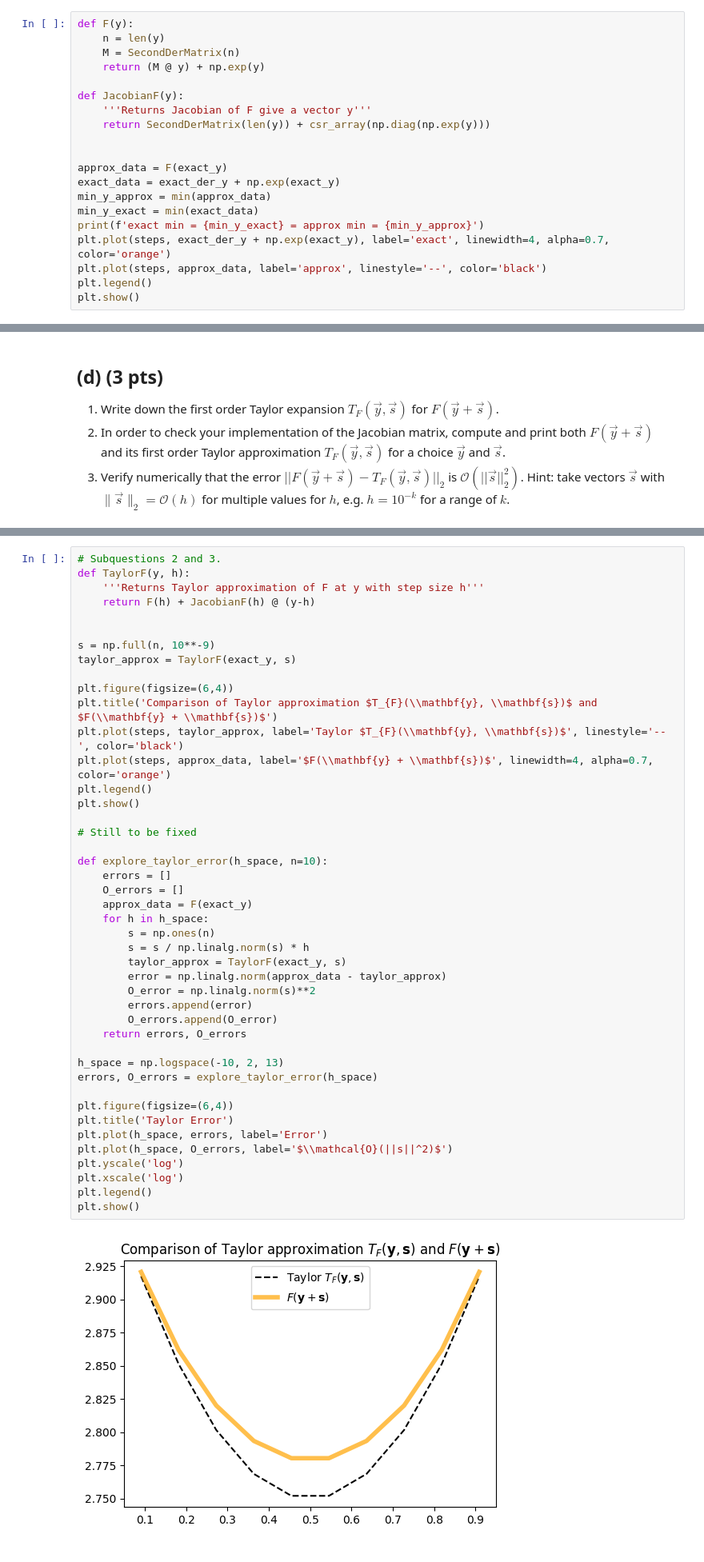
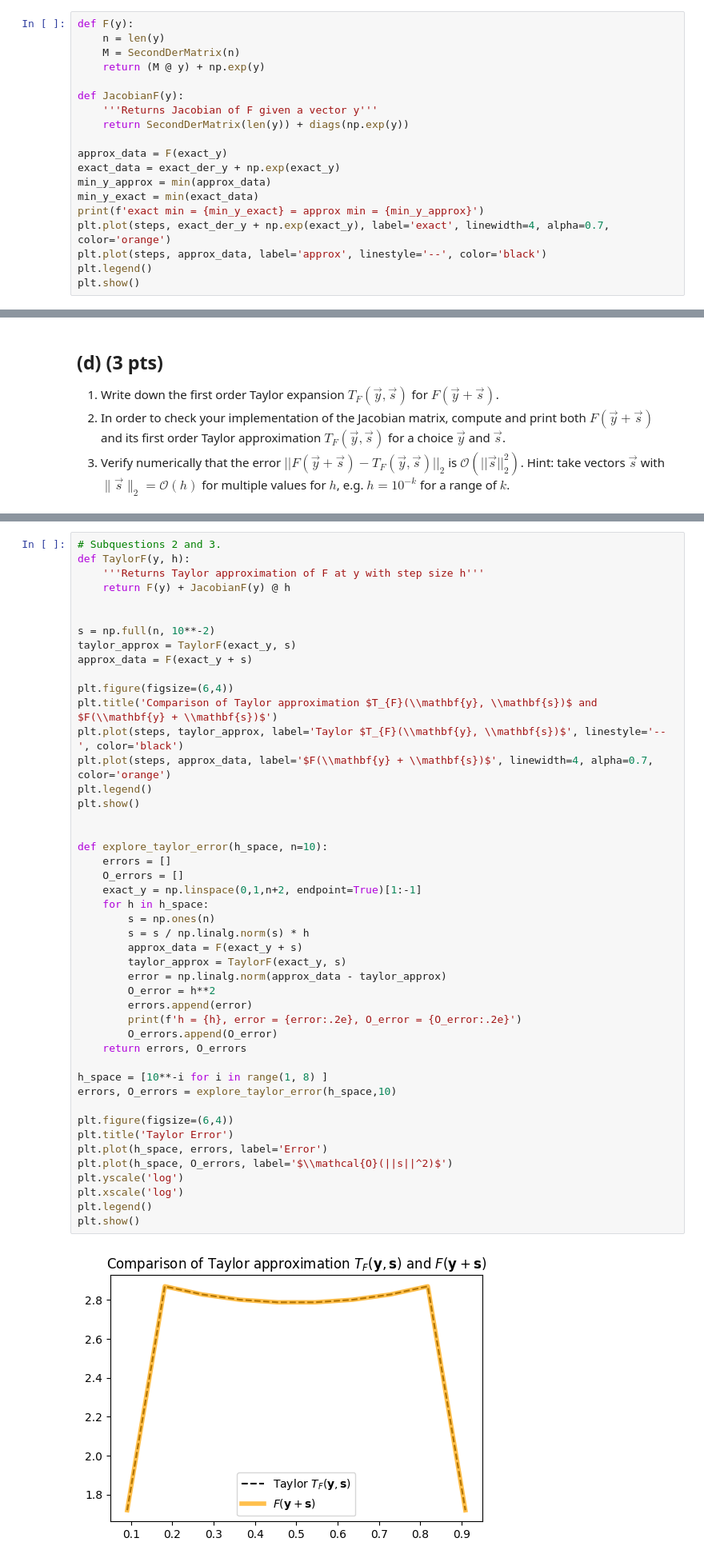
Before and after one commit to jonas4climate/na-assignment1, a Jupyter notebook: hw4_2023.ipynb, the cells around one changed output, grey strips where cells are left out. Shown at 80% size. Saved outputs shown, nothing was run; the diff lists cells and outputs as text.

```diff
--- a/hw4_2023.ipynb
+++ b/hw4_2023.ipynb
@@ -186,9 +186,8 @@ def F(y):
     return (M @ y) + np.exp(y)
 
 def JacobianF(y):
-    '''Returns Jacobian of F give a vector y'''
-    return SecondDerMatrix(len(y)) + csr_array(np.diag(np.exp(y)))
-
+    '''Returns Jacobian of F given a vector y'''
+    return SecondDerMatrix(len(y)) + diags(np.exp(y))
 
 approx_data = F(exact_y)
 exact_data = exact_der_y + np.exp(exact_y)
@@ -214,45 +213,47 @@ $$T_{F}(\mathbf{y}, \mathbf{s}) = M \mathbf{s} + E(\mathbf{s}) + \frac{M + E(\ma
 # Subquestions 2 and 3.
 def TaylorF(y, h):
     '''Returns Taylor approximation of F at y with step size h'''
-    return F(h) + JacobianF(h) @ (y-h)
+    return F(y) + JacobianF(y) @ h
 
 
-s = np.full(n, 10**-9)
+s = np.full(n, 10**-2)
 taylor_approx = TaylorF(exact_y, s)
+approx_data = F(exact_y + s)
 
 plt.figure(figsize=(6,4))
 plt.title('Comparison of Taylor approximation $T_{F}(\\mathbf{y}, \\mathbf{s})$ and $F(\\mathbf{y} + \\mathbf{s})$')
 plt.plot(steps, taylor_approx, label='Taylor $T_{F}(\\mathbf{y}, \\mathbf{s})$', linestyle='--', color='black')
 plt.plot(steps, approx_data, label='$F(\\mathbf{y} + \\mathbf{s})$', linewidth=4, alpha=0.7, color='orange')
 plt.legend()
 plt.show()
 
-# Still to be fixed
 
 def explore_taylor_error(h_space, n=10):
     errors = []
     O_errors = []
-    approx_data = F(exact_y)
+    exact_y = np.linspace(0,1,n+2, endpoint=True)[1:-1]
     for h in h_space:
         s = np.ones(n)
         s = s / np.linalg.norm(s) * h
+        approx_data = F(exact_y + s)
         taylor_approx = TaylorF(exact_y, s)
         error = np.linalg.norm(approx_data - taylor_approx)
-        O_error = np.linalg.norm(s)**2
+        O_error = h**2
         errors.append(error)
+        print(f'h = {h}, error = {error:.2e}, O_error = {O_error:.2e}')
         O_errors.append(O_error)
     return errors, O_errors
 
-h_space = np.logspace(-10, 2, 13)
-errors, O_errors = explore_taylor_error(h_space)
+h_space = [10**-i for i in range(1, 8) ]
+errors, O_errors = explore_taylor_error(h_space,10)
 
 plt.figure(figsize=(6,4))
 plt.title('Taylor Error')
 plt.plot(h_space, errors, label='Error')
 plt.plot(h_space, O_errors, label='$\\mathcal{O}(||s||^2)$')
 plt.yscale('log')
 plt.xscale('log')
 plt.legend()
 plt.show()
 # %% [output]
-[figure, old version]
+[figure, new version]
```
Also changed, not shown: parts of 2 cells of this notebook.
